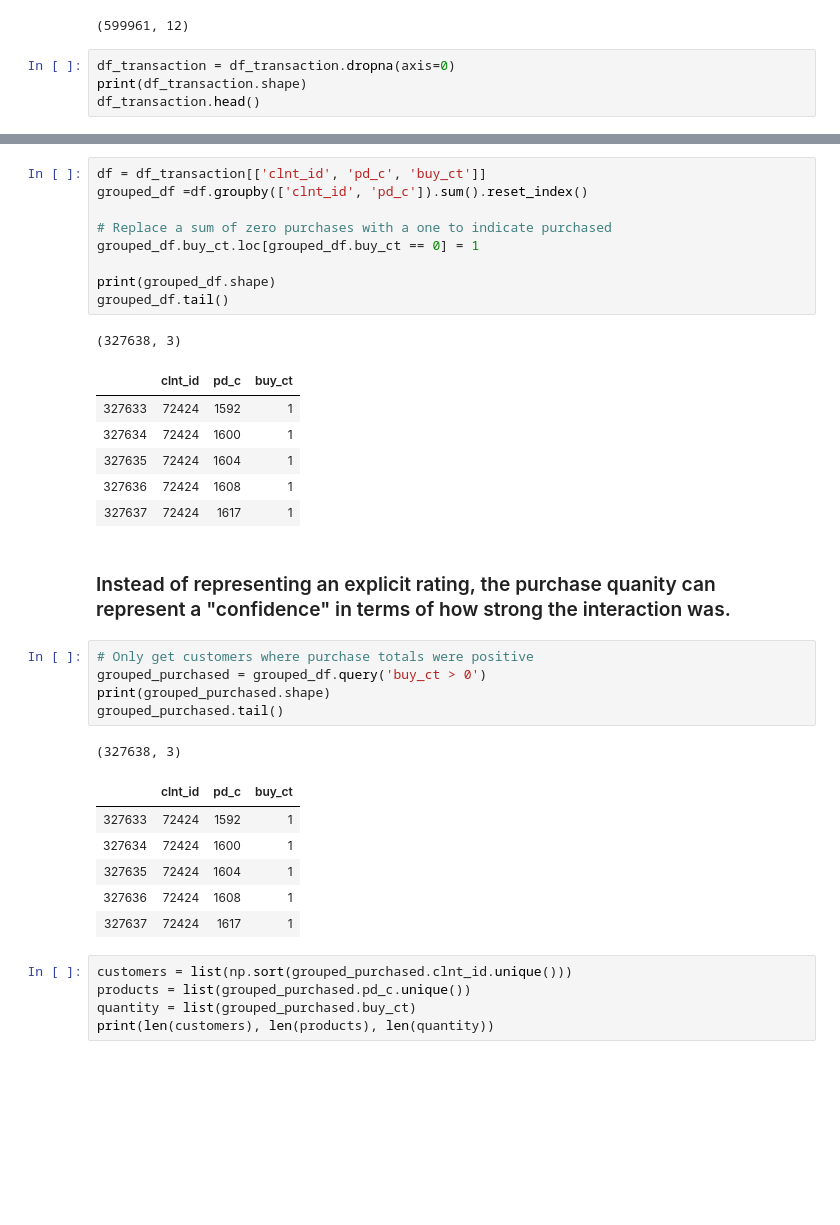
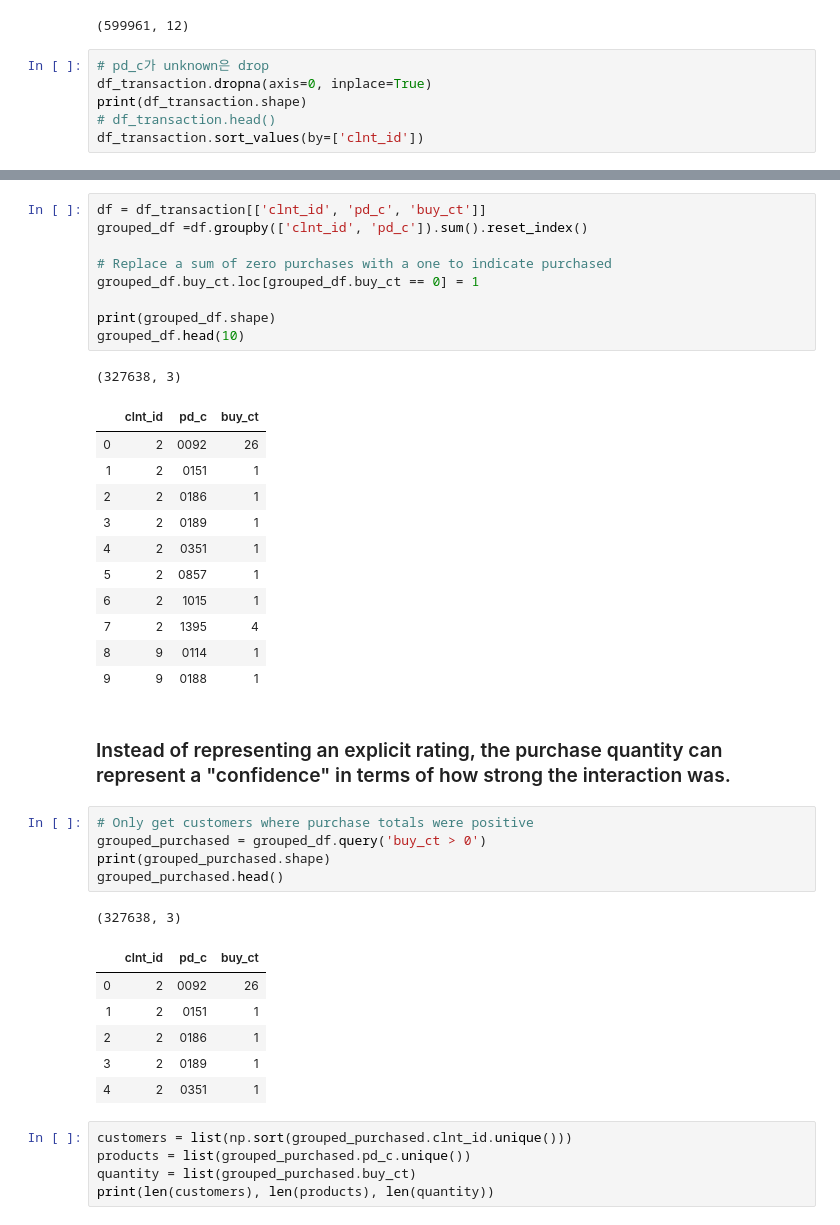
Before and after one commit to hojisu/recommendation-project, a Jupyter notebook: Alternating-Least-Squares.ipynb, the cells around one changed output, grey strips where cells are left out. Drawn from its saved outputs; the diff is of its cells as text; blank space fills up the shorter version.

```diff
--- a/Alternating-Least-Squares.ipynb
+++ b/Alternating-Least-Squares.ipynb
@@ -24,9 +24,11 @@ print(df_transaction.shape)
 # %% [output]
 (599961, 12)
 # %%
-df_transaction = df_transaction.dropna(axis=0)
+# pd_c가 unknown은 drop
+df_transaction.dropna(axis=0, inplace=True)
 print(df_transaction.shape)
-df_transaction.head()
+# df_transaction.head()
+df_transaction.sort_values(by=['clnt_id'])
 # %% [output]
 (582283, 12)
 |  | clnt_id | trans_id | trans_seq | biz_unit | pd_c | de_dt | de_tm | buy_am | buy_ct | clac_nm1 | ... |
@@ -42,35 +72,40 @@ item_lookup = df_product
 # %%
 df = df_transaction[['clnt_id', 'pd_c', 'buy_ct']]
 grouped_df =df.groupby(['clnt_id', 'pd_c']).sum().reset_index()
 
 # Replace a sum of zero purchases with a one to indicate purchased
 grouped_df.buy_ct.loc[grouped_df.buy_ct == 0] = 1
 
 print(grouped_df.shape)
-grouped_df.tail()
+grouped_df.head(10)
 # %% [output]
 (327638, 3)
 |  | clnt_id | pd_c | buy_ct |
-| 327633 | 72424 | 1592 | 1 |
-| 327634 | 72424 | 1600 | 1 |
-| 327635 | 72424 | 1604 | 1 |
-| 327636 | 72424 | 1608 | 1 |
-| 327637 | 72424 | 1617 | 1 |
+| 0 | 2 | 0092 | 26 |
+| 1 | 2 | 0151 | 1 |
+| 2 | 2 | 0186 | 1 |
+| 3 | 2 | 0189 | 1 |
+| 4 | 2 | 0351 | 1 |
+| 5 | 2 | 0857 | 1 |
+| 6 | 2 | 1015 | 1 |
+| 7 | 2 | 1395 | 4 |
+| 8 | 9 | 0114 | 1 |
+| 9 | 9 | 0188 | 1 |
 # %% [markdown]
-### Instead of representing an explicit rating, the purchase quanity can represent a "confidence" in terms of how strong the interaction was.
+### Instead of representing an explicit rating, the purchase quantity can represent a "confidence" in terms of how strong the interaction was.
 # %%
 # Only get customers where purchase totals were positive
 grouped_purchased = grouped_df.query('buy_ct > 0')
 print(grouped_purchased.shape)
-grouped_purchased.tail()
+grouped_purchased.head()
 # %% [output]
 (327638, 3)
 |  | clnt_id | pd_c | buy_ct |
-| 327633 | 72424 | 1592 | 1 |
-| 327634 | 72424 | 1600 | 1 |
-| 327635 | 72424 | 1604 | 1 |
-| 327636 | 72424 | 1608 | 1 |
-| 327637 | 72424 | 1617 | 1 |
+| 0 | 2 | 0092 | 26 |
+| 1 | 2 | 0151 | 1 |
+| 2 | 2 | 0186 | 1 |
+| 3 | 2 | 0189 | 1 |
+| 4 | 2 | 0351 | 1 |
 # %%
 customers = list(np.sort(grouped_purchased.clnt_id.unique()))
 products = list(grouped_purchased.pd_c.unique())
```
Also changed, not shown: parts of 18 cells of this notebook, 1 other file.
